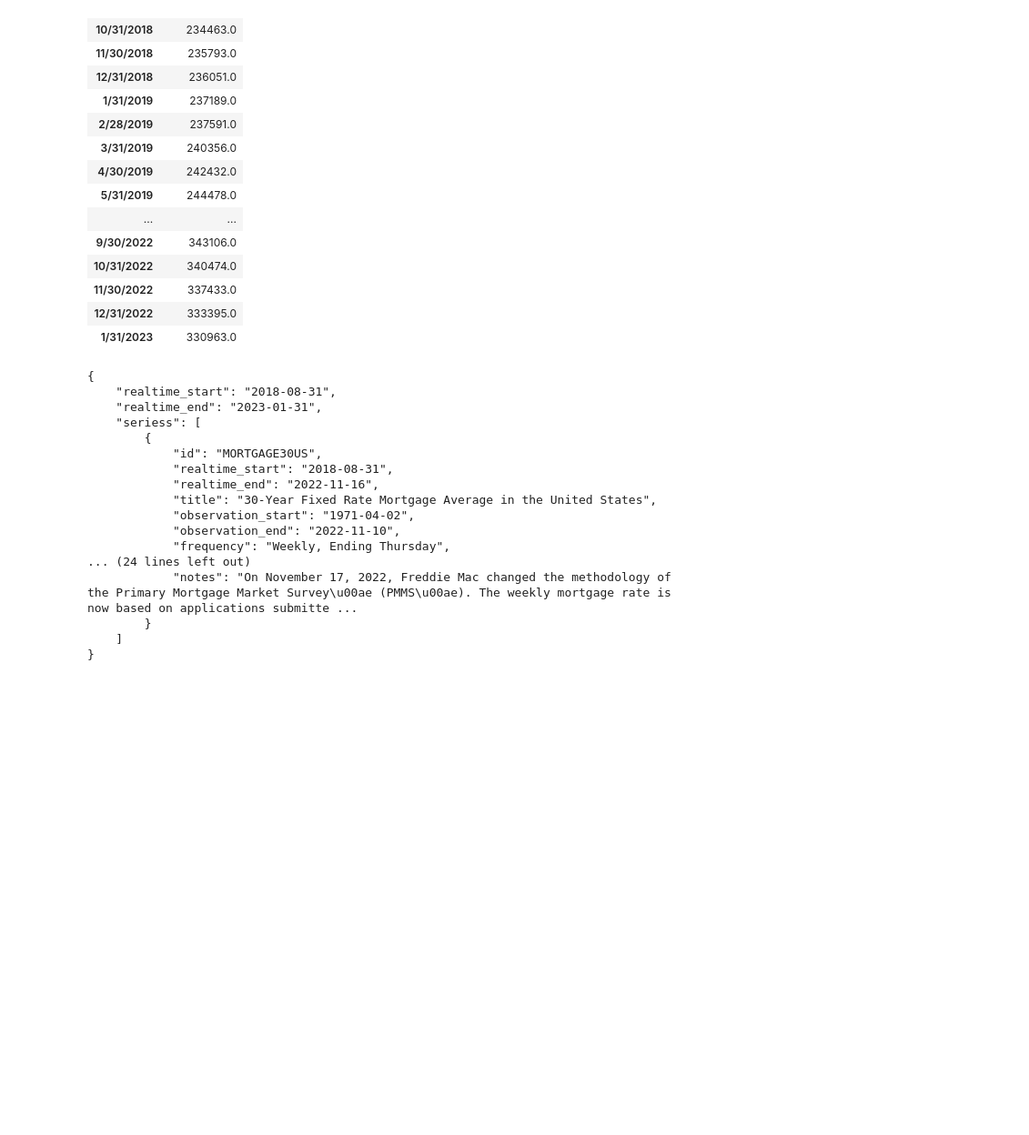
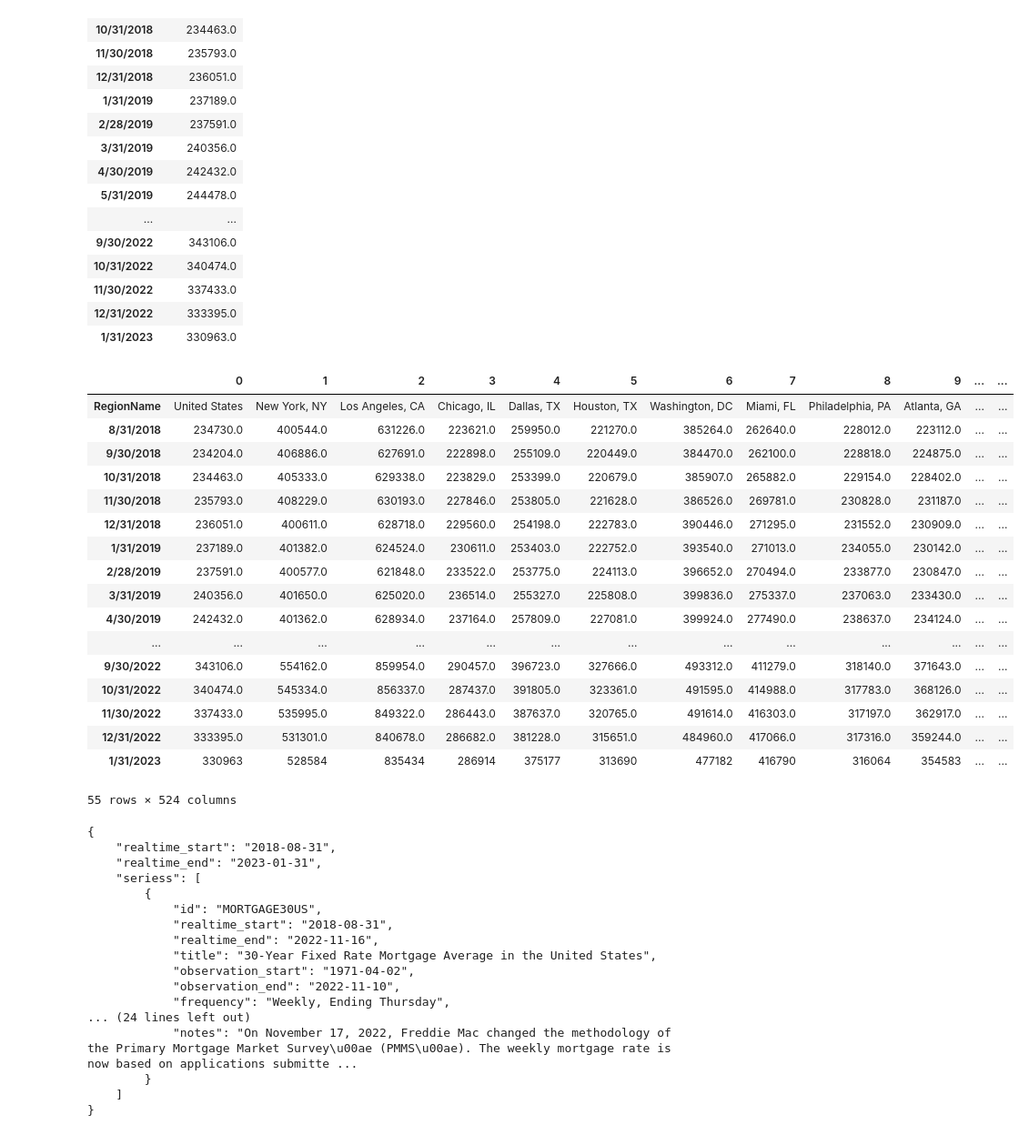
Before and after one commit to ceramicbull/Project-1-Repo, a Jupyter notebook: chelsea-pickett/API-notebook.ipynb, the cells around one changed output. Shown at 91% size. Saved outputs shown, nothing was run; the diff lists cells and outputs as text; code cells hidden in the pictures; blank space fills up the shorter version.

```diff
--- a/chelsea-pickett/API-notebook.ipynb
+++ b/chelsea-pickett/API-notebook.ipynb
@@ -14,8 +14,8 @@ from scipy.stats import linregress
 import numpy
 from sklearn.metrics import r2_score
 # %%
-#read in csv file for cleaning
-median_sale_price = 'Resources/median sale price.csv'
+# read in csv file for cleaning
+median_sale_price = "csv files/Median Sale Price.csv"
 median_sale_price = pd.read_csv(median_sale_price)
 # %%
 #look at df
@@ -119,5 +117,25 @@ median_sale_price_us_df
 # %%
-# transposed_median_sale_price = median_sale_price_cleaned.T
-# transposed_median_sale_price
+#transpose dataframe for options
+transposed_median_sale_price = median_sale_price_cleaned.T
+transposed_median_sale_price
+# %% [output]
+|  | 0 | 1 | 2 | 3 | 4 | 5 | 6 | 7 | 8 | 9 | ... | ... |
+| RegionName | United States | New York, NY | Los Angeles, CA | Chicago, IL | Dallas, TX | Houston, TX | Washington, DC | Miami, FL | Philadelphia, PA | Atlanta, GA | ... | ... |
+| 8/31/2018 | 234730.0 | 400544.0 | 631226.0 | 223621.0 | 259950.0 | 221270.0 | 385264.0 | 262640.0 | 228012.0 | 223112.0 | ... | ... |
+| 9/30/2018 | 234204.0 | 406886.0 | 627691.0 | 222898.0 | 255109.0 | 220449.0 | 384470.0 | 262100.0 | 228818.0 | 224875.0 | ... | ... |
+| 10/31/2018 | 234463.0 | 405333.0 | 629338.0 | 223829.0 | 253399.0 | 220679.0 | 385907.0 | 265882.0 | 229154.0 | 228402.0 | ... | ... |
+| 11/30/2018 | 235793.0 | 408229.0 | 630193.0 | 227846.0 | 253805.0 | 221628.0 | 386526.0 | 269781.0 | 230828.0 | 231187.0 | ... | ... |
+| 12/31/2018 | 236051.0 | 400611.0 | 628718.0 | 229560.0 | 254198.0 | 222783.0 | 390446.0 | 271295.0 | 231552.0 | 230909.0 | ... | ... |
+| 1/31/2019 | 237189.0 | 401382.0 | 624524.0 | 230611.0 | 253403.0 | 222752.0 | 393540.0 | 271013.0 | 234055.0 | 230142.0 | ... | ... |
+| 2/28/2019 | 237591.0 | 400577.0 | 621848.0 | 233522.0 | 253775.0 | 224113.0 | 396652.0 | 270494.0 | 233877.0 | 230847.0 | ... | ... |
+| 3/31/2019 | 240356.0 | 401650.0 | 625020.0 | 236514.0 | 255327.0 | 225808.0 | 399836.0 | 275337.0 | 237063.0 | 233430.0 | ... | ... |
+| 4/30/2019 | 242432.0 | 401362.0 | 628934.0 | 237164.0 | 257809.0 | 227081.0 | 399924.0 | 277490.0 | 238637.0 | 234124.0 | ... | ... |
+| ... | ... | ... | ... | ... | ... | ... | ... | ... | ... | ... | ... | ... |
+| 9/30/2022 | 343106.0 | 554162.0 | 859954.0 | 290457.0 | 396723.0 | 327666.0 | 493312.0 | 411279.0 | 318140.0 | 371643.0 | ... | ... |
+| 10/31/2022 | 340474.0 | 545334.0 | 856337.0 | 287437.0 | 391805.0 | 323361.0 | 491595.0 | 414988.0 | 317783.0 | 368126.0 | ... | ... |
+| 11/30/2022 | 337433.0 | 535995.0 | 849322.0 | 286443.0 | 387637.0 | 320765.0 | 491614.0 | 416303.0 | 317197.0 | 362917.0 | ... | ... |
+| 12/31/2022 | 333395.0 | 531301.0 | 840678.0 | 286682.0 | 381228.0 | 315651.0 | 484960.0 | 417066.0 | 317316.0 | 359244.0 | ... | ... |
+| 1/31/2023 | 330963 | 528584 | 835434 | 286914 | 375177 | 313690 | 477182 | 416790 | 316064 | 354583 | ... | ... |
+55 rows × 524 columns
 # %%
 #write to csv file
```
Also changed, not shown: parts of 27 cells of this notebook.
